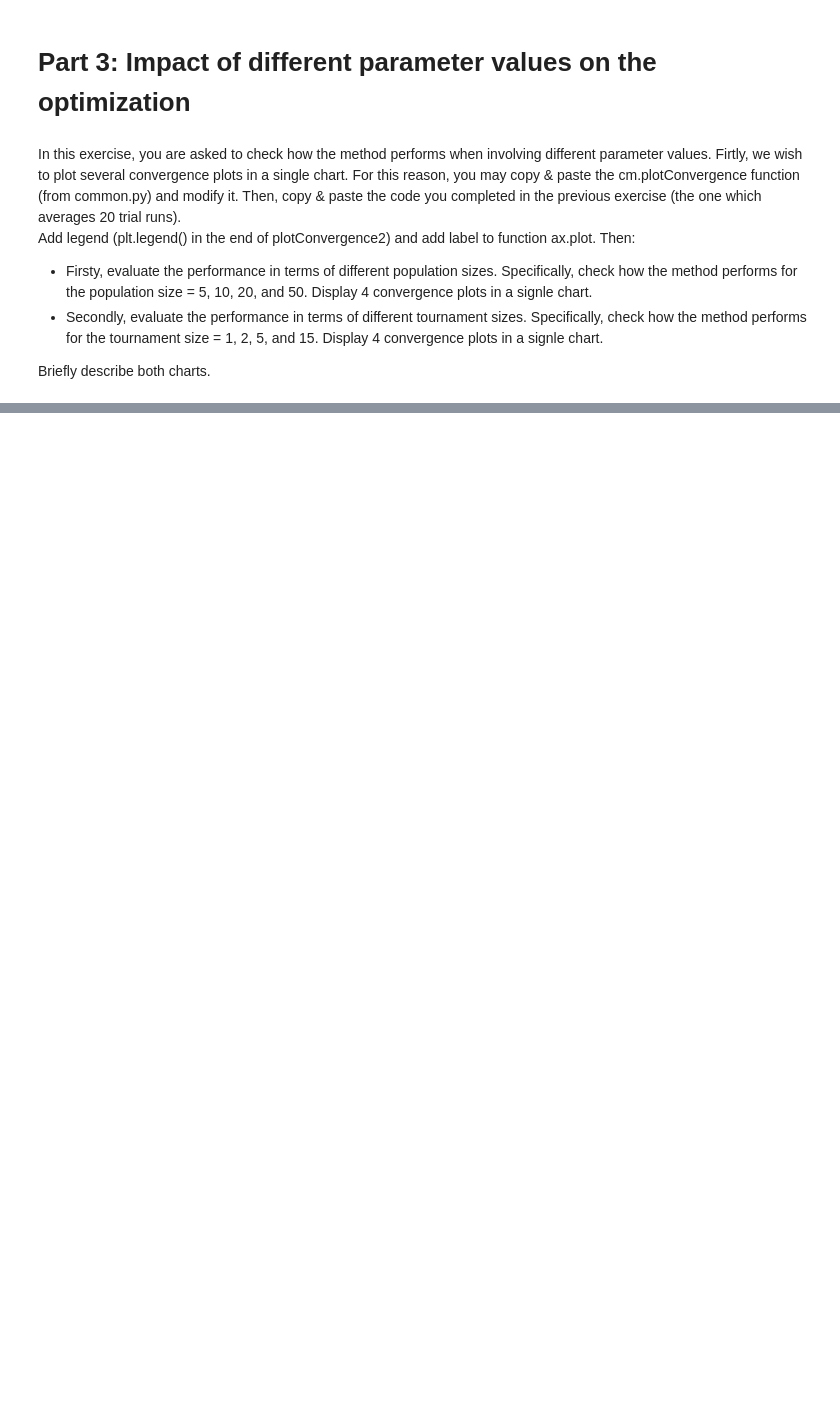
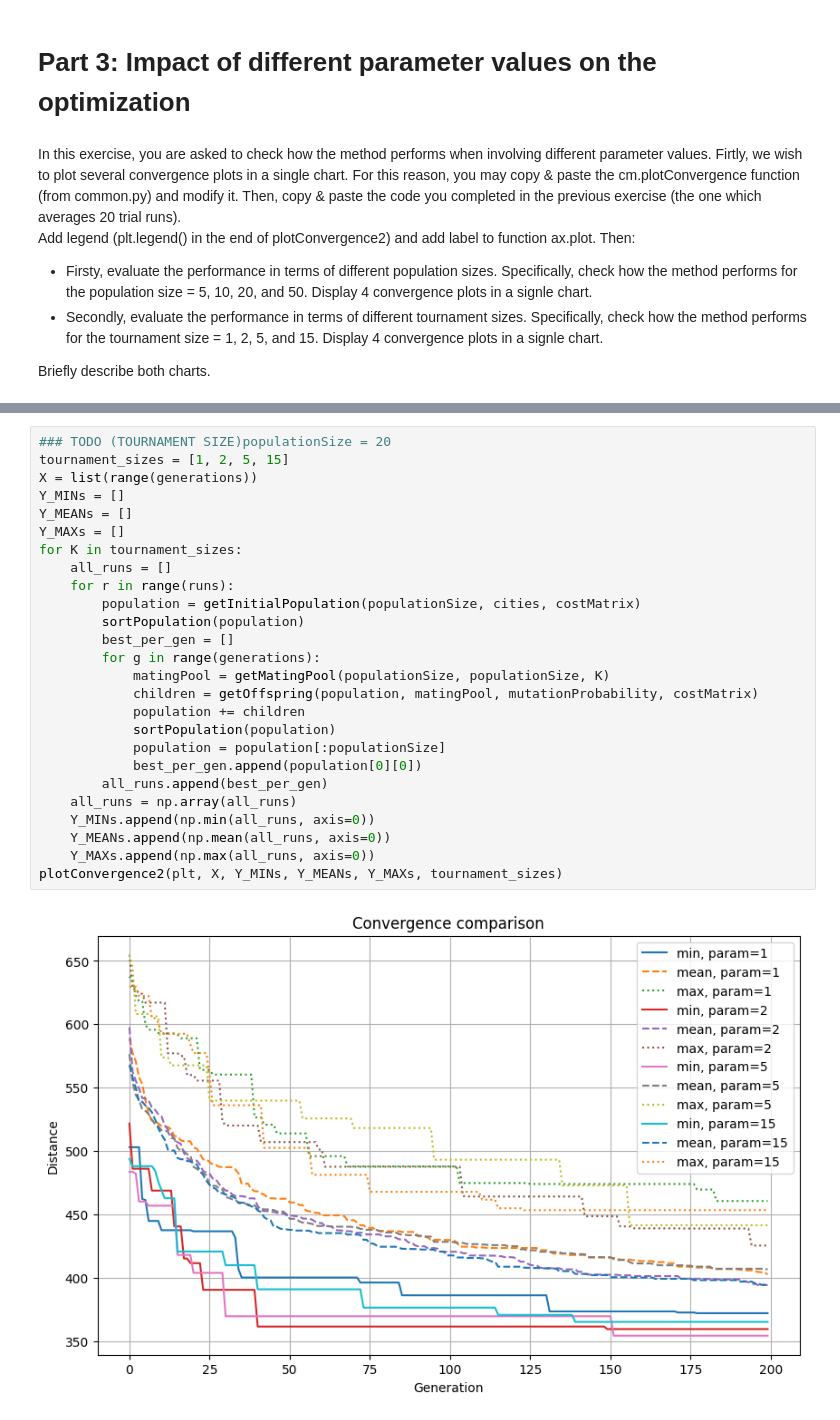
Before and after one commit to AnastasiaT18/IAI_ER_Labs, a Jupyter notebook: Lab4/Exercises_Dilya.ipynb, the cells around one changed output, grey strips where cells are left out. Cells and saved outputs as stored; diff of their text form; blank space fills up the shorter version.

```diff
--- a/Lab4/Exercises_Dilya.ipynb
+++ b/Lab4/Exercises_Dilya.ipynb
@@ -248,0 +462,28 @@ def plotConvergence2(plt, X, Y_MINs, Y_MEANs, Y_MAXs, parameter_values):
+# %%
+### TODO (TOURNAMENT SIZE)populationSize = 20
+tournament_sizes = [1, 2, 5, 15]
+X = list(range(generations))
+Y_MINs = []
+Y_MEANs = []
+Y_MAXs = []
+for K in tournament_sizes:
+    all_runs = []
+    for r in range(runs):
+        population = getInitialPopulation(populationSize, cities, costMatrix)
+        sortPopulation(population)
+        best_per_gen = []
+        for g in range(generations):
+            matingPool = getMatingPool(populationSize, populationSize, K)
+            children = getOffspring(population, matingPool, mutationProbability, costMatrix)
+            population += children
+            sortPopulation(population)
+            population = population[:populationSize]
+            best_per_gen.append(population[0][0])
+        all_runs.append(best_per_gen)
+    all_runs = np.array(all_runs)
+    Y_MINs.append(np.min(all_runs, axis=0))
+    Y_MEANs.append(np.mean(all_runs, axis=0))
+    Y_MAXs.append(np.max(all_runs, axis=0))
+plotConvergence2(plt, X, Y_MINs, Y_MEANs, Y_MAXs, tournament_sizes)
+# %% [output]
+[figure, added]
```
Also changed, not shown: parts of 21 cells of this notebook.
